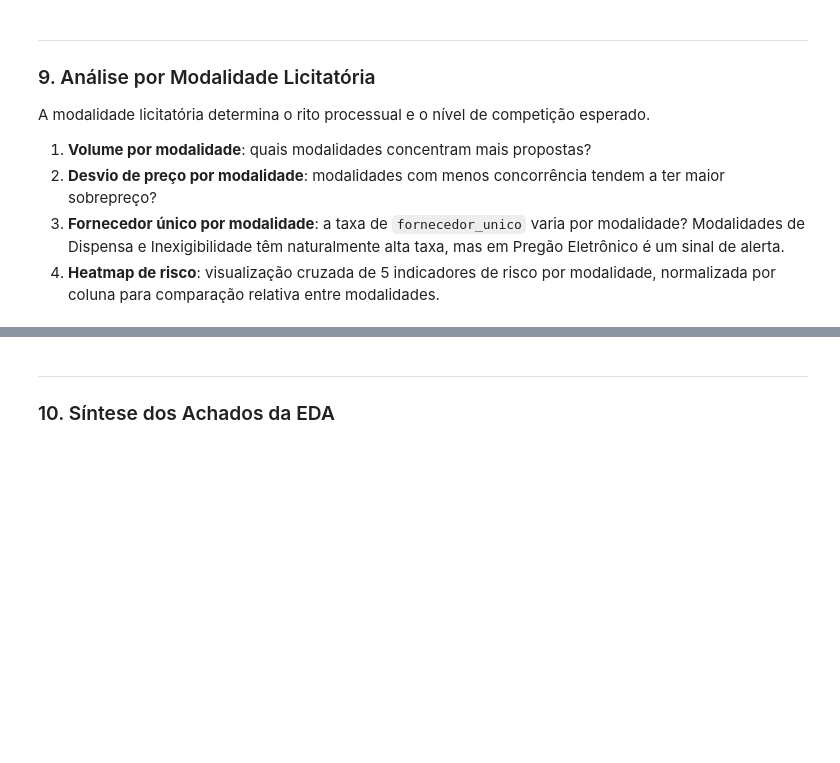
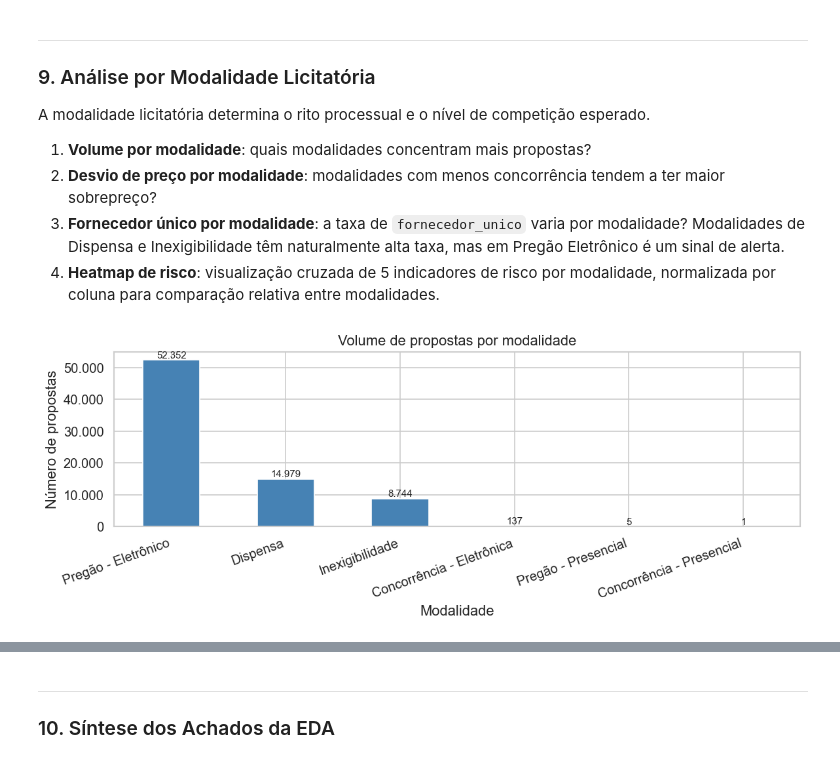
Before and after one commit to leticiagomesilva/Deteccao-Propostas-Anomalas-Licitacoes, a Jupyter notebook: notebooks/07_eda.ipynb, the cells around one changed output, grey strips where cells are left out. Drawn from its saved outputs; the diff is of its cells as text; code cells hidden in the pictures; blank space fills up the shorter version.

```diff
--- a/notebooks/07_eda.ipynb
+++ b/notebooks/07_eda.ipynb
@@ -585,19 +646,22 @@ A modalidade licitatória determina o rito processual e o nível de competição
 # %%
 modal_counts = df['modalidadeNome'].value_counts().sort_values(ascending=False)
 
 fig, ax = plt.subplots(figsize=(10, 4))
-modal_counts.plot(kind='bar', ax=ax, color='steelblue', rot=0)
-ax.set_title('Volume de propostas por código de modalidade')
-ax.set_xlabel('Código da modalidade (codificado)')
+modal_counts.plot(kind='bar', ax=ax, color='steelblue', rot=20)
+plt.setp(ax.get_xticklabels(), ha='right')
+ax.set_title('Volume de propostas por modalidade')
+ax.set_xlabel('Modalidade')
 ax.set_ylabel('Número de propostas')
 fmt_eixo(ax, 'y', 0)
 for p in ax.patches:
     ax.annotate(br(p.get_height(), 0),
                 (p.get_x() + p.get_width()/2, p.get_height()),
                 ha='center', va='bottom', fontsize=9)
 plt.tight_layout()
 plt.savefig('figuras_tcc/image1.png', dpi=200, bbox_inches='tight')
 plt.show()
+# %% [output]
+[figure, added]
 # %%
 modal_stats = df.groupby('modalidadeNome').agg(
     n_propostas=('desvio_item_estimado', 'count'),
```
Also changed, not shown: parts of 19 cells of this notebook, 21 other files.
